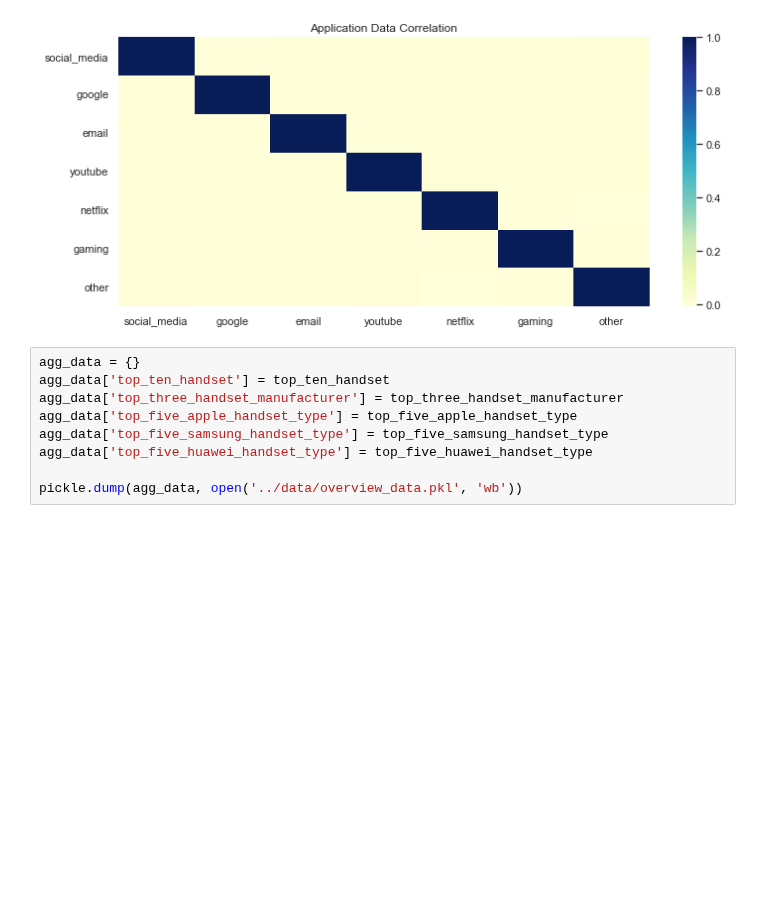
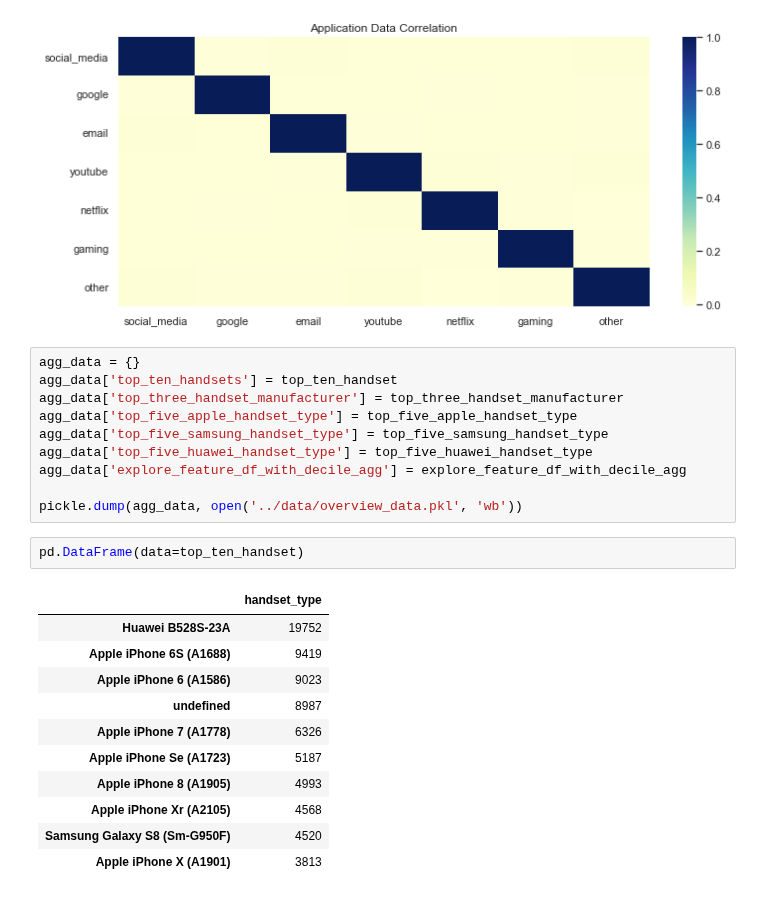
Before and after one commit to Nathnael12/Telecom_data_analysis, a Jupyter notebook: notebooks/UserOverviewAnalysis.ipynb, the cells around one changed output. Cells and saved outputs as stored; diff of their text form; blank space fills up the shorter version.

Commit message:
minor fixes for appropriate data feed to dashboard

```diff
--- a/notebooks/UserOverviewAnalysis.ipynb
+++ b/notebooks/UserOverviewAnalysis.ipynb
@@ -682,10 +683,25 @@ plt.show()
 [figure]
 # %%
 agg_data = {}
-agg_data['top_ten_handset'] = top_ten_handset
+agg_data['top_ten_handsets'] = top_ten_handset
 agg_data['top_three_handset_manufacturer'] = top_three_handset_manufacturer
 agg_data['top_five_apple_handset_type'] = top_five_apple_handset_type
 agg_data['top_five_samsung_handset_type'] = top_five_samsung_handset_type
 agg_data['top_five_huawei_handset_type'] = top_five_huawei_handset_type
+agg_data['explore_feature_df_with_decile_agg'] = explore_feature_df_with_decile_agg
 
 pickle.dump(agg_data, open('../data/overview_data.pkl', 'wb'))
+# %%
+pd.DataFrame(data=top_ten_handset)
+# %% [output]
+|  | handset_type |
+| Huawei B528S-23A | 19752 |
+| Apple iPhone 6S (A1688) | 9419 |
+| Apple iPhone 6 (A1586) | 9023 |
+| undefined | 8987 |
+| Apple iPhone 7 (A1778) | 6326 |
+| Apple iPhone Se (A1723) | 5187 |
+| Apple iPhone 8 (A1905) | 4993 |
+| Apple iPhone Xr (A2105) | 4568 |
+| Samsung Galaxy S8 (Sm-G950F) | 4520 |
+| Apple iPhone X (A1901) | 3813 |
```
Also changed, not shown: parts of 4 cells of this notebook, 4 other files.
